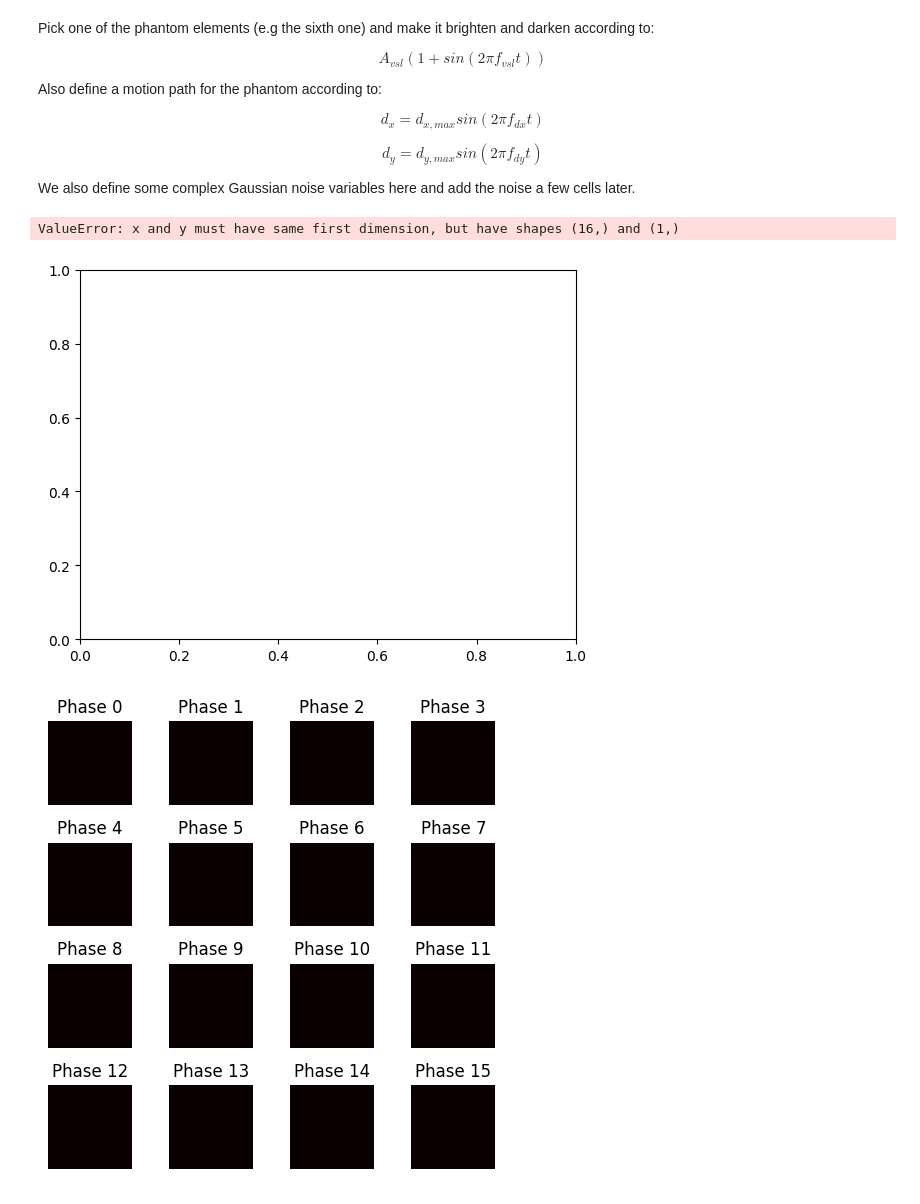
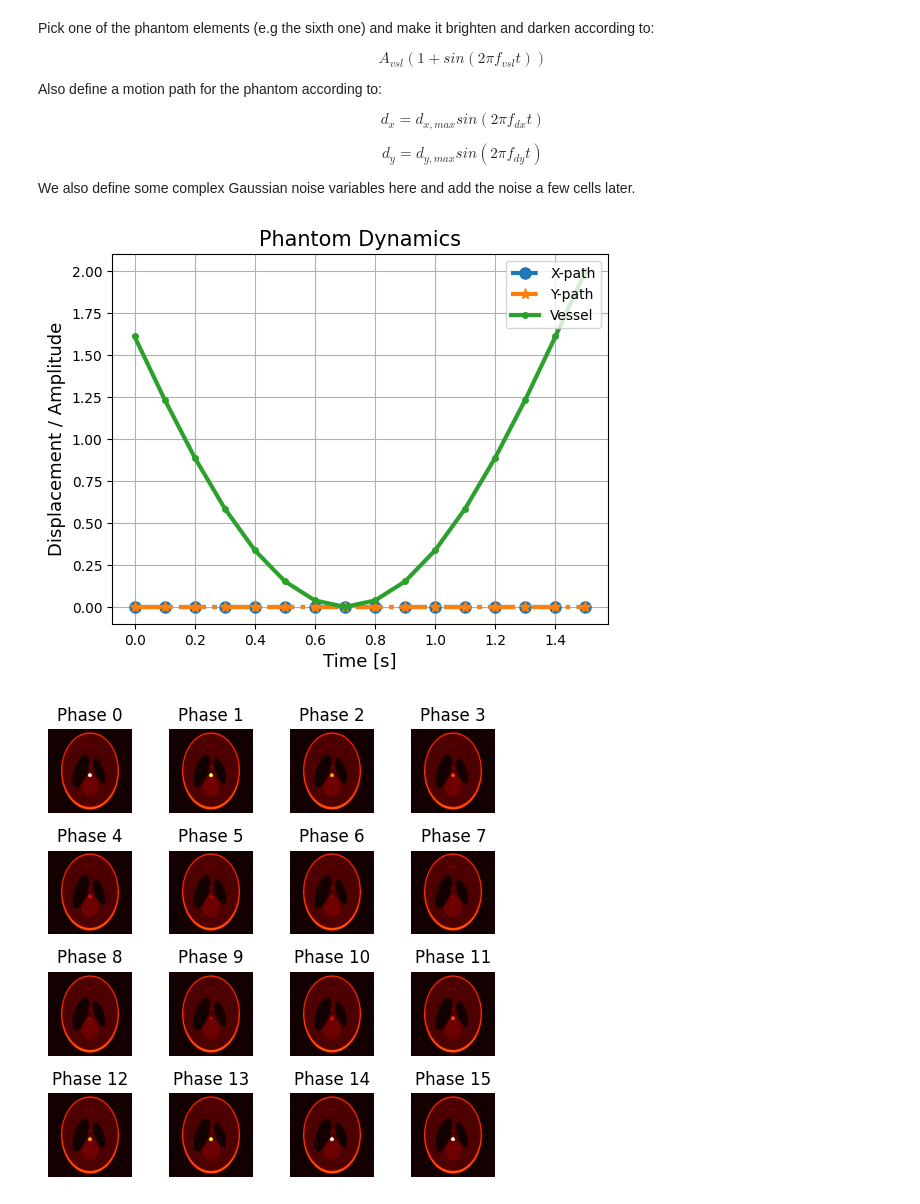
Before and after one commit to mribri999/MRSignalsSeqs, a Jupyter notebook: Python/Rad229_Motion_Artifacts_Demo.ipynb, the cells around one changed output. Saved outputs shown, nothing was run; the diff lists cells and outputs as text; code cells hidden in the pictures.

```diff
--- a/Python/Rad229_Motion_Artifacts_Demo.ipynb
+++ b/Python/Rad229_Motion_Artifacts_Demo.ipynb
@@ -62,44 +69,46 @@ We also define some complex Gaussian noise variables here and add the noise a fe
 # %%
 # Define a pulsatile "vessel" signal frequency and amplitude to simulate in-flow effect
 obj = {}
-obj['A_vsl'] = 0.0, # Vessel amplitude (simulates in-flow effect) [A.U.]
+obj['A_vsl'] = 2.0, # Vessel amplitude (simulates in-flow effect) [A.U.]
 obj['f_vsl'] = 0.5 # Vessel frequency [cycles / phase]
-obj['phi_vsl'] = (17/16)*np.pi # Vessel phase [radians]
+obj['phi_vsl'] = (0)*np.pi # Vessel phase [radians]
 obj['num'] = 6 # Identify the phantom sub-object (default phantom has 11 objects)
 
 # Define the object's bulk motion
 obj['dx_max'] = 0.0  # Max x-displacement [pixels]
 obj['f_dx'] = 0.0  # Bulk frequency [cycles/phase]
 
 obj['dy_max'] = 0.0  # Max y-displacement [pixels]
 obj['f_dy'] = 0.0 # Bulk frequency [cycles/phase]
 
 # Create the pulse amplitude function for a "vessel"
 obj['pulse_amp'] = obj['A_vsl'] * (1 + np.sin(2 * np.pi * obj['f_vsl'] * acq['t_norm'] + obj['phi_vsl']))
+
+# Create a pulse amplitude function that is on/off
+# obj['pulse_amp'] = obj['A_vsl'] * (np.arange(len(acq['t_norm'])) % 2 == 0).astype(float)
 
 # Define bulk motion path for each phase [X-displacement is OFF]
 obj['xt'] = obj['dx_max'] * np.sin(2 * np.pi * obj['f_dx'] * acq['t_norm'])
 obj['yt'] = obj['dy_max'] * np.sin(2 * np.pi * obj['f_dy'] * acq['t_norm'])
 
 # Define some noise statistics
 mean = 0  # Mean of the noise
 std_dev = 0.025  # Standard deviation of the noise
 
 # Plot motion and pulse amplitude
 plt.figure()
 plt.plot(acq['t'], obj['xt'], 'o-.', linewidth=3, markersize=8, label='X-path')
 plt.plot(acq['t'], obj['yt'], '*-.', linewidth=3, markersize=8, label='Y-path')
 plt.plot(acq['t'], obj['pulse_amp'], '.-', linewidth=3, markersize=8, label='Vessel')
 
 plt.title('Phantom Dynamics', fontsize=15)
 plt.xlabel('Time [s]', fontsize=13)
 plt.ylabel('Displacement / Amplitude', fontsize=13)
 plt.legend(loc='upper right')  # Equivalent to 'NorthWest' in MATLAB
 plt.grid(True)
 plt.show()
 # %% [output]
-ValueError: x and y must have same first dimension, but have shapes (16,) and (1,)
-[figure, old version]
+[figure, new version]
 # %%
 # Replicate the "vessel" object in time, modulate the amplitude, add it to the phantom
 vsl = np.repeat(np.flipud(mask[:, :, obj['num']])[:, :, np.newaxis], acq['N_phs'], axis=2)  # Not sure why flipud is needed
@@ -135,7 +144,7 @@ for i in range(acq['N_phs']):
 plt.tight_layout()
 plt.show()
 # %% [output]
-[figure, old version]
+[figure, new version]
 # %%
 # Assuming PHT is a 3D NumPy array: shape (Nx, Nx, N_phs)
 kspc = np.zeros_like(phantom_dynam_noise, dtype=complex)  # Preallocate k-space array
```
Also changed, not shown: parts of 4 cells of this notebook.
